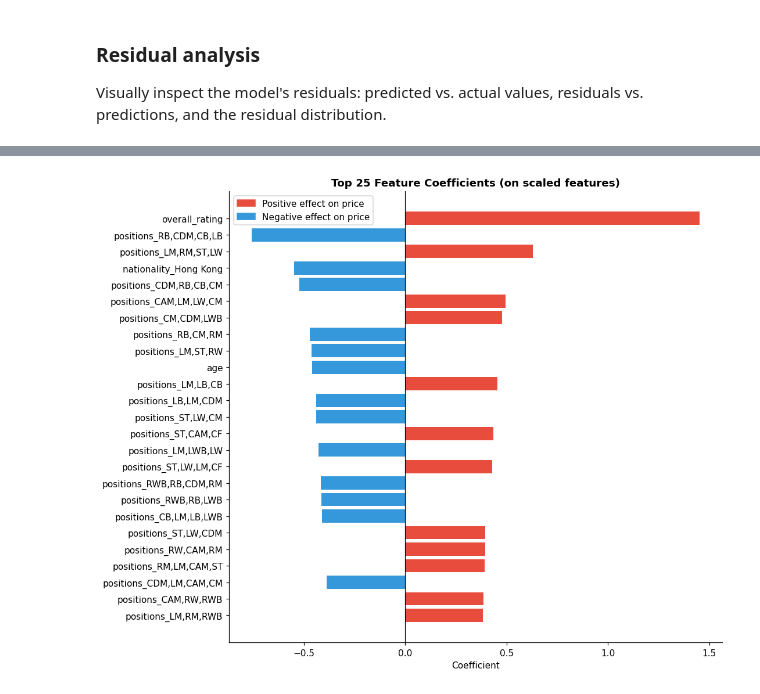
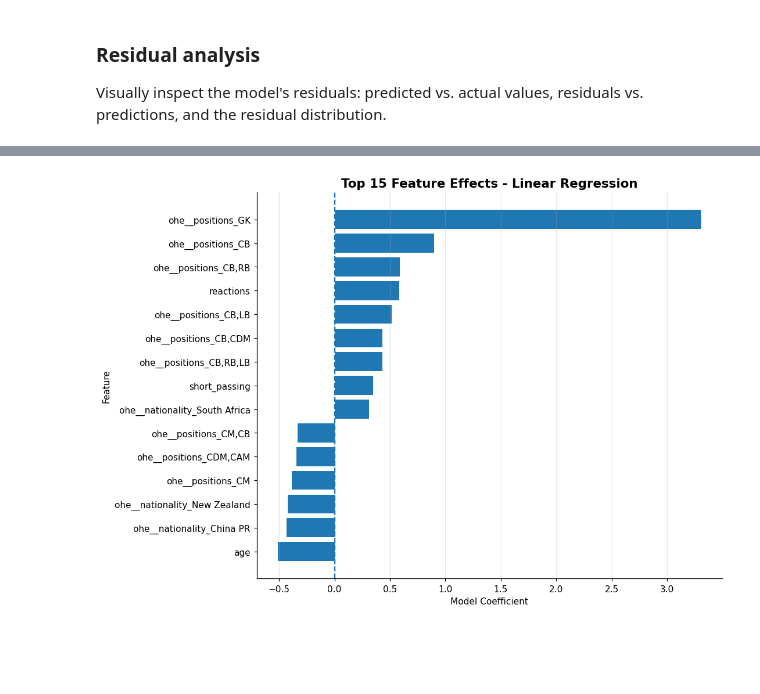
Before and after one commit to Ali2001aaa/Football-player-market-value-prediction-model, a Jupyter notebook: player.ipynb, the cells around one changed output, grey strips where cells are left out. Drawn from its saved outputs; the diff is of its cells as text; code cells hidden in the pictures; blank space fills up the shorter version.

```diff
--- a/player.ipynb
+++ b/player.ipynb
@@ -1008,6 +983,19 @@ ordinal_transformer = Pipeline([
     (
         "imputer",
         SimpleImputer(strategy="most_frequent")
+    ),
+    (
+        "encoder",
+        OrdinalEncoder(
+            categories=[
+                ["low", "average", "high", "elite"],
+                [1, 2, 3, 4, 5],
+                [1, 2, 3, 4, 5],
+                [1, 2, 3, 4, 5]
+            ],
+            handle_unknown="use_encoded_value",
+            unknown_value=-1
+        )
     )
 ])
 
@@ -1034,9 +1022,9 @@ Combine the preprocessor with a Linear Regression model and fit it on the traini
 # %%
 # ── Full pipeline: Standardize -> Preprocess -> Model ────────────────────────
 
-pipe_lr = Pipeline([
+pipeline = Pipeline([
     ('preprocessor', preprocessor),
-    ('model',        LinearRegression()),
+    ('model',        Ridge(alpha=10)),
 
     # ── Uncomment to try regularized models ──────────────────────────────────
     # ('model', Ridge(alpha=10)),
@@ -1048,7 +1036,7 @@ pipe_lr = Pipeline([
     # ('model', Ridge(alpha=1)),
 ])
 
-pipe_lr.fit(X_train, y_train)
+pipeline.fit(X_train, y_train)
 print('Pipeline fitted successfully.')
 # %% [output]
 Pipeline fitted successfully.
@@ -1123,30 +1381,61 @@ Extract and visualize the top feature coefficients from the fitted linear model
 # %%
-# Top feature coefficients
-try:
-    model_step = pipe_lr.named_steps['model']
-    prep_step  = pipe_lr.named_steps['preprocessor']
+lr_model = pipeline.named_steps["model"]
 
-    num_names  = NUM_COLS
-    ord_names  = ORDINAL_COLS
-    ohe_step   = prep_step.named_transformers_['ohe'].named_steps['onehot']
-    ohe_names  = list(ohe_step.get_feature_names_out(OHE_COLS))
-    all_names  = num_names + ord_names + ohe_names
+feature_names = pipeline.named_steps["preprocessor"].get_feature_names_out()
 
-    coef_df = (pd.DataFrame({'Feature': all_names, 'Coefficient': model_step.coef_})
-                 .sort_values('Coefficient', key=abs, ascending=False)
-                 .head(25))
+coef_df = pd.DataFrame({
+    "Feature": feature_names,
+    "Coefficient": lr_model.coef_
+})
 
-    fig, ax = plt.subplots(figsize=(10, 8))
-    colors_c = ['#e74c3c' if c > 0 else '#3498db' for c in coef_df['Coefficient']]
-    ax.barh(coef_df['Feature'][::-1], coef_df['Coefficient'][::-1], color=colors_c[::-1])
-    ax.axvline(0, color='black', lw=0.8)
-    ax.set_title('Top 25 Feature Coefficients (on scaled features)', fontweight='bold')
-    ax.set_xlabel('Coefficient')
-    red_p  = mpatches.Patch(color='#e74c3c', label='Positive effect on price')
-    blue_p = mpatches.Patch(color='#3498db', label='Negative effect on price')
-    ax.legend(handles=[red_p, blue_p])
-    plt.tight_layout(); plt.show()
-except Exception as e:
-    print(f'Could not extract coefficients: {e}')
+coef_df["Abs_Coefficient"] = coef_df["Coefficient"].abs()
+
+coef_df = (
+    coef_df
+    .sort_values(
+        "Abs_Coefficient",
+        ascending=False
+    )
+    .head(15)
+    .sort_values(
+        "Coefficient"
+    )
+)
+
+coef_df["Feature"] = (
+    coef_df["Feature"]
+    .str.replace("num__", "", regex=False)
+    .str.replace("cat__", "", regex=False)
+    .str.replace("ord__", "", regex=False)
+)
+
+plt.figure(figsize=(10,7))
+
+plt.barh(
+    coef_df["Feature"],
+    coef_df["Coefficient"]
+)
+
+plt.axvline(
+    0,
+    linestyle="--"
+)
+
+plt.xlabel("Model Coefficient")
+plt.ylabel("Feature")
+
+plt.title(
+    "Top 15 Feature Effects - Linear Regression",
+    fontsize=14,
+    fontweight="bold"
+)
+
+plt.grid(
+    axis="x",
+    alpha=0.3
+)
+
+plt.tight_layout()
+plt.show()
 # %% [output]
-[figure, old version]
+[figure, new version]
```
Also changed, not shown: parts of 74 cells of this notebook.
